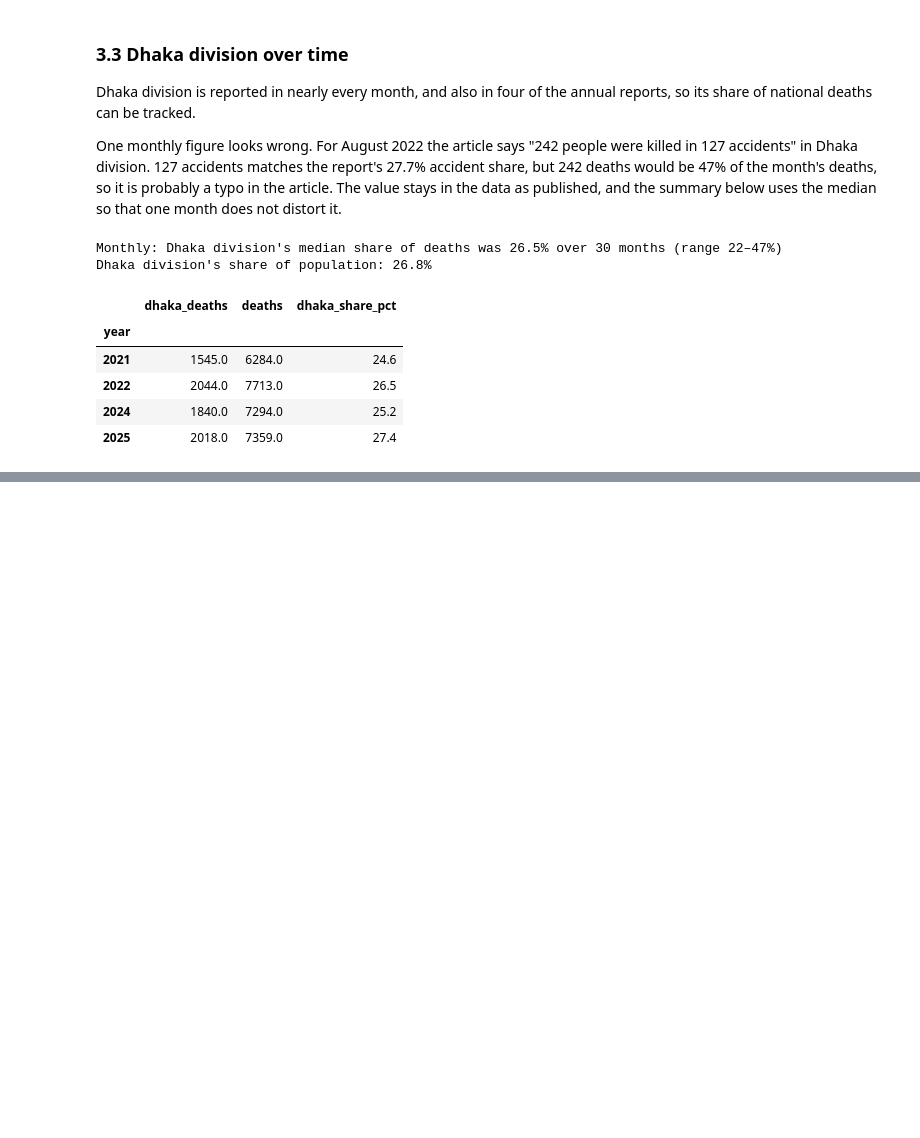
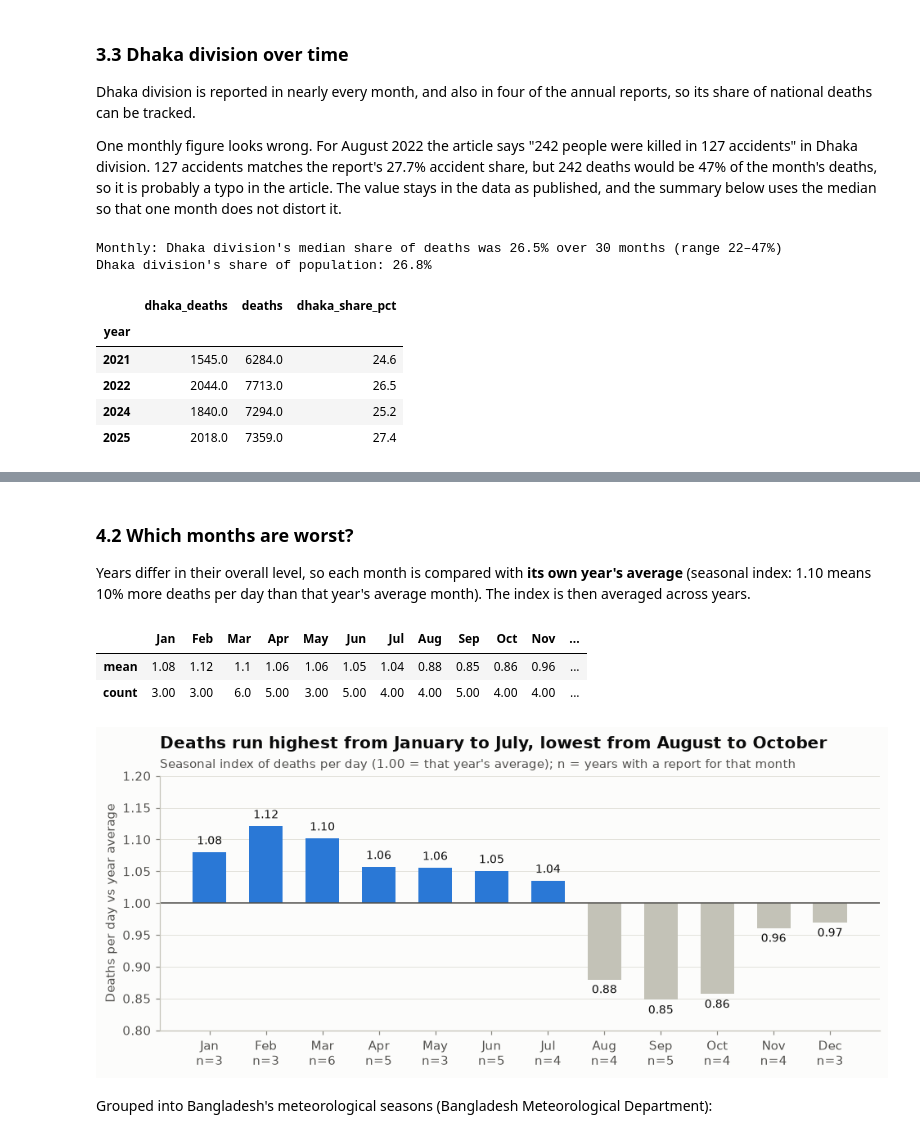
Before and after one commit to MehrazRumman/BD-Road-Accident, a Jupyter notebook: notebooks/02_analysis.ipynb, the cells around one changed output, grey strips where cells are left out. Cells and saved outputs as stored; diff of their text form; code cells hidden in the pictures; blank space fills up the shorter version.

```diff
--- a/notebooks/02_analysis.ipynb
+++ b/notebooks/02_analysis.ipynb
@@ -404,0 +441,34 @@ Dhaka division's share of population: 26.8%
+# %% [markdown]
+### 4.2 Which months are worst?
+
+Years differ in their overall level, so each month is compared with **its own year's average** (seasonal
+index: 1.10 means 10% more deaths per day than that year's average month). The index is then averaged across years.
+# %%
+rep = monthly[monthly["reported"]].copy()
+rep["index"] = rep["deaths_per_day"] / rep.groupby("year")["deaths_per_day"].transform("mean")
+season_idx = rep.groupby("month")["index"].agg(["mean", "count"]).reindex(range(1, 13))
+season_idx.index = MONTHS
+season_idx.round(2).T
+# %% [output]
+|  | Jan | Feb | Mar | Apr | May | Jun | Jul | Aug | Sep | Oct | Nov | ... |
+| mean | 1.08 | 1.12 | 1.1 | 1.06 | 1.06 | 1.05 | 1.04 | 0.88 | 0.85 | 0.86 | 0.96 | ... |
+| count | 3.00 | 3.00 | 6.0 | 5.00 | 3.00 | 5.00 | 4.00 | 4.00 | 5.00 | 4.00 | 4.00 | ... |
+# %%
+fig, ax = plt.subplots(figsize=(9, 4))
+colors = [BLUE if v >= 1 else CONTEXT for v in season_idx["mean"]]
+b = ax.bar(season_idx.index, season_idx["mean"] - 1, bottom=1, color=colors, width=0.6)
+ax.axhline(1, color=INK2, lw=1)
+for x, v in enumerate(season_idx["mean"]):
+    ax.text(x, v + (0.008 if v >= 1 else -0.008), f"{v:.2f}", ha="center", va="bottom" if v >= 1 else "top",
+            fontsize=9, color=INK)
+ax.set_xticks(range(12), [f"{m}\nn={n}" for m, n in zip(MONTHS, season_idx["count"])])
+ax.set_ylim(0.8, 1.2)
+ax.set_ylabel("Deaths per day vs year average")
+ax.grid(axis="x", visible=False)
+titled(ax, "Deaths run highest from January to July, lowest from August to October",
+       "Seasonal index of deaths per day (1.00 = that year's average); n = years with a report for that month")
+save(fig, "09_seasonal_index")
+# %% [output]
+[figure, added]
+# %% [markdown]
+Grouped into Bangladesh's meteorological seasons (Bangladesh Meteorological Department):
```
Also changed, not shown: parts of 9 cells of this notebook, 4 other files.
